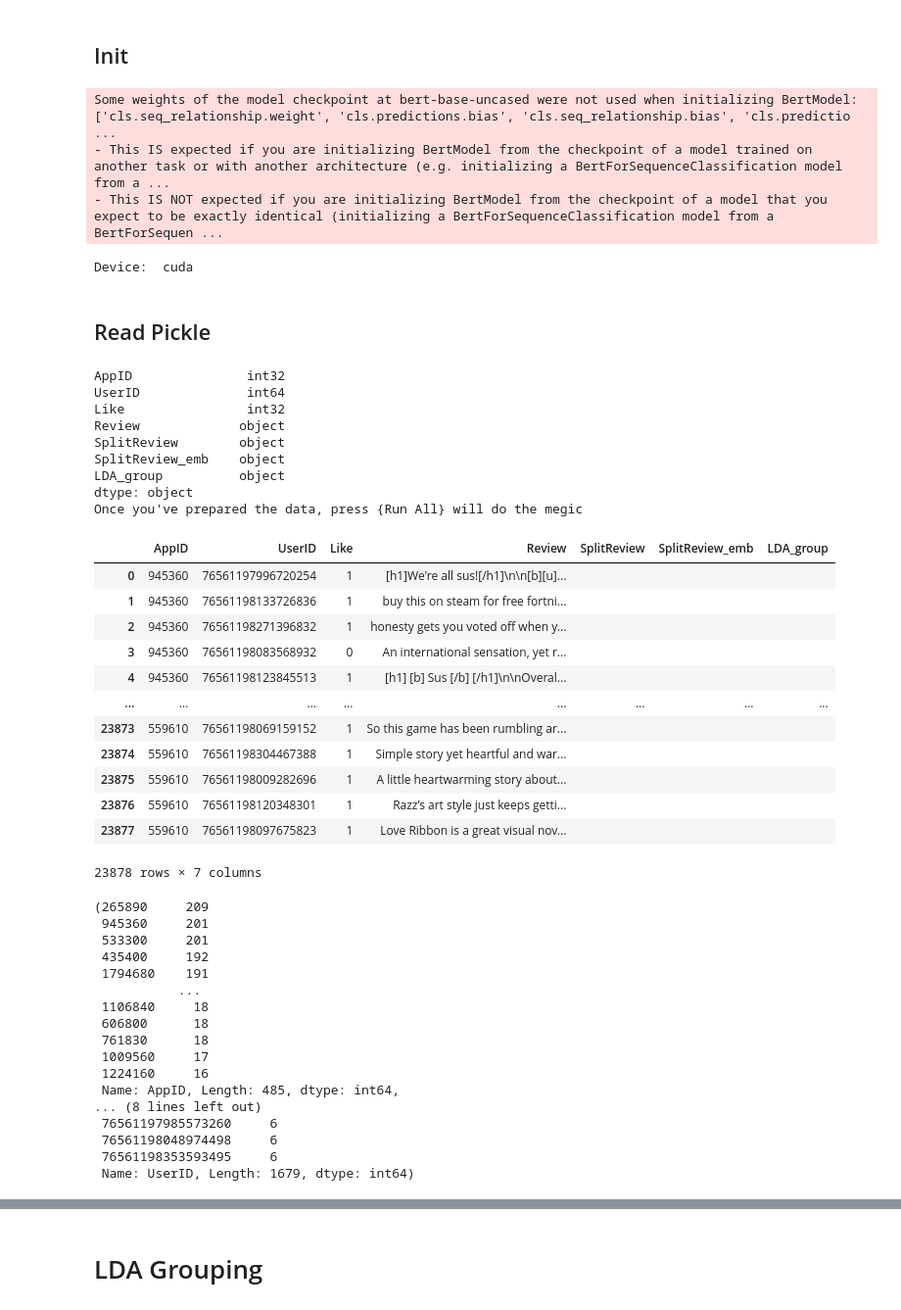
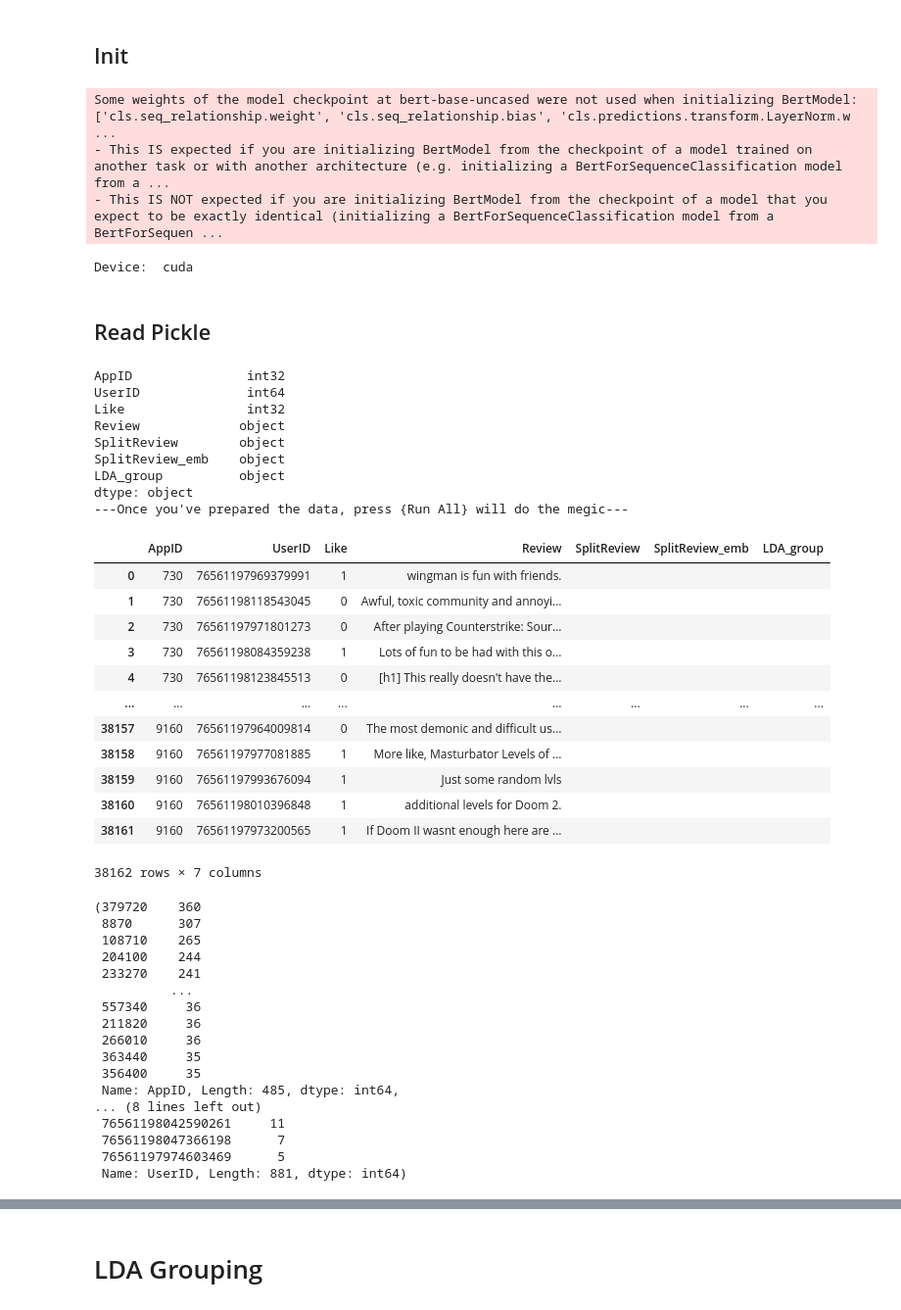
Before and after one commit to Albert40727/CL_HIAM, a Jupyter notebook: preprocess.ipynb, the cells around one changed output, grey strips where cells are left out. Shown at 98% size. Saved outputs shown, nothing was run; the diff lists cells and outputs as text; code cells hidden in the pictures.

```diff
--- a/preprocess.ipynb
+++ b/preprocess.ipynb
@@ -22,7 +22,7 @@ args = {
         "max_word" : 25,
         "max_sentence" : 10,
         "max_review_user" : 10,
-        "max_review_item" : 30,
+        "max_review_item" : 50,
         "epoch" : 5,
         "batch_size": 32,
         "bert_configuration" : configuration,
@@ -32,7 +32,7 @@ args = {
 
 print("Device: ",device)
 # %% [output]
-Some weights of the model checkpoint at bert-base-uncased were not used when initializing BertModel: ['cls.seq_relationship.weight', 'cls.predictions.bias', 'cls.seq_relationship.bias', 'cls.predictio ...
+Some weights of the model checkpoint at bert-base-uncased were not used when initializing BertModel: ['cls.seq_relationship.weight', 'cls.seq_relationship.bias', 'cls.predictions.transform.LayerNorm.w ...
 - This IS expected if you are initializing BertModel from the checkpoint of a model trained on another task or with another architecture (e.g. initializing a BertForSequenceClassification model from a ...
 - This IS NOT expected if you are initializing BertModel from the checkpoint of a model that you expect to be exactly identical (initializing a BertForSequenceClassification model from a BertForSequen ...
 Device:  cuda
@@ -47,70 +47,70 @@ UserID              int
 Like                int
 Review              String
 """
-data = pd.read_pickle(r'../data/review_data_casual.pkl')
+data = pd.read_pickle(r'../data/reviews_38162.pkl')
 # Change dtype of columns in df
 data.reset_index(drop=True, inplace=True)
 data["UserID"] = data["UserID"].astype("int64")
 data["AppID"] = data["AppID"].astype(int)
 data["Like"] = data["Like"].astype(int)
 """
 TODO dataframe format:
 [column name]       [dtype]
 SplitReview         list
 LDA_group           list
 SplitReview_emb     np.array
 """
 # TODO Columns
 data["SplitReview"] = ""
-data["SplitReview_emb"]=""
-data["LDA_group"]=""
+data["SplitReview_emb"]= ""
+data["LDA_group"]= ""
 
 print(data.dtypes)
-print("Once you've prepared the data, press {Run All} will do the megic")
+print("---Once you've prepared the data, press {Run All} will do the megic---")
 data
 # %% [output]
 AppID               int32
 UserID              int64
 Like                int32
 Review             object
 SplitReview        object
 SplitReview_emb    object
 LDA_group          object
 dtype: object
-Once you've prepared the data, press {Run All} will do the megic
+---Once you've prepared the data, press {Run All} will do the megic---
 |  | AppID | UserID | Like | Review | SplitReview | SplitReview_emb | LDA_group |
-| 0 | 945360 | 76561197996720254 | 1 | [h1]We're all sus![/h1]\n\n[b][u]... |  |  |  |
-| 1 | 945360 | 76561198133726836 | 1 | buy this on steam for free fortni... |  |  |  |
-| 2 | 945360 | 76561198271396832 | 1 | honesty gets you voted off when y... |  |  |  |
-| 3 | 945360 | 76561198083568932 | 0 | An international sensation, yet r... |  |  |  |
-| 4 | 945360 | 76561198123845513 | 1 | [h1] [b] Sus [/b] [/h1]\n\nOveral... |  |  |  |
+| 0 | 730 | 76561197969379991 | 1 | wingman is fun with friends. |  |  |  |
+| 1 | 730 | 76561198118543045 | 0 | Awful, toxic community and annoyi... |  |  |  |
+| 2 | 730 | 76561197971801273 | 0 | After playing Counterstrike: Sour... |  |  |  |
+| 3 | 730 | 76561198084359238 | 1 | Lots of fun to be had with this o... |  |  |  |
+| 4 | 730 | 76561198123845513 | 0 | [h1] This really doesn't have the... |  |  |  |
 | ... | ... | ... | ... | ... | ... | ... | ... |
-| 23873 | 559610 | 76561198069159152 | 1 | So this game has been rumbling ar... |  |  |  |
-| 23874 | 559610 | 76561198304467388 | 1 | Simple story yet heartful and war... |  |  |  |
-| 23875 | 559610 | 76561198009282696 | 1 | A little heartwarming story about... |  |  |  |
-| 23876 | 559610 | 76561198120348301 | 1 | Razz’s art style just keeps getti... |  |  |  |
-| 23877 | 559610 | 76561198097675823 | 1 | Love Ribbon is a great visual nov... |  |  |  |
+| 38157 | 9160 | 76561197964009814 | 0 | The most demonic and difficult us... |  |  |  |
+| 38158 | 9160 | 76561197977081885 | 1 | More like, Masturbator Levels of ... |  |  |  |
+| 38159 | 9160 | 76561197993676094 | 1 | Just some random lvls |  |  |  |
+| 38160 | 9160 | 76561198010396848 | 1 | additional levels for Doom 2. |  |  |  |
+| 38161 | 9160 | 76561197973200565 | 1 | If Doom II wasnt enough here are ... |  |  |  |
-23878 rows × 7 columns
+38162 rows × 7 columns
 # %%
-# 確定 threshold 後檢查有多少個 App、User
+# check the number of reviews for each user/item
 app_reviews = data['AppID'].value_counts()
 user_reviews = data['UserID'].value_counts()
 app_reviews, user_reviews
 # %% [output]
-(265890     209
- 945360     201
- 533300     201
- 435400     192
- 1794680    191
-           ...
- 1106840     18
- 606800      18
- 761830      18
- 1009560     17
- 1224160     16
+(379720    360
+ 8870      307
+ 108710    265
+ 204100    244
+ 233270    241
+          ...
+ 557340     36
+ 211820     36
+ 266010     36
+ 363440     35
+ 356400     35
  Name: AppID, Length: 485, dtype: int64,
 ... (8 lines left out)
- 76561197985573260     6
- 76561198048974498     6
- 76561198353593495     6
- Name: UserID, Length: 1679, dtype: int64)
+ 76561198042590261     11
+ 76561198047366198      7
+ 76561197974603469      5
+ Name: UserID, Length: 881, dtype: int64)
```
Also changed, not shown: parts of 12 cells of this notebook, 8 other files.
